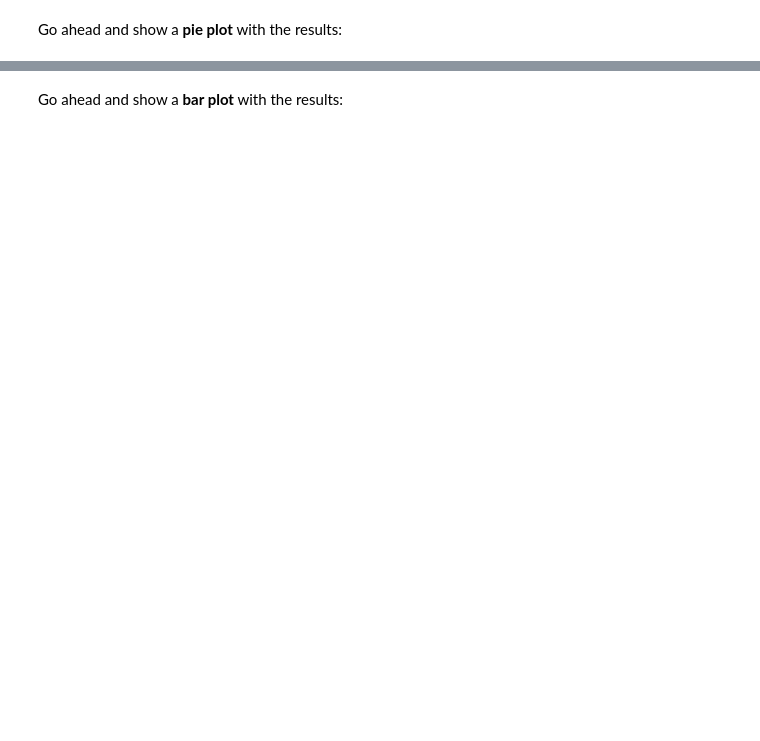
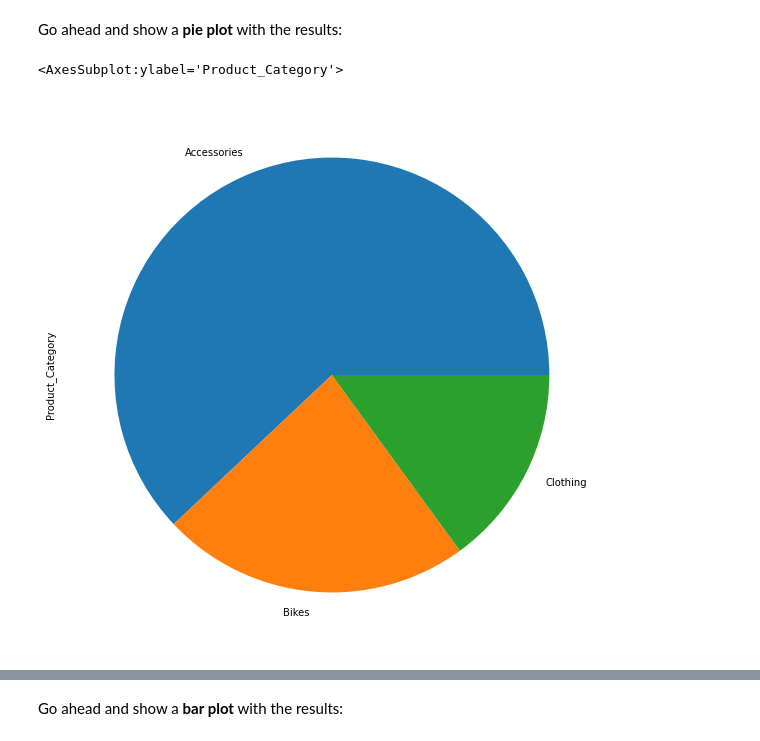
Before and after one commit to jeevasaeyan/FreeCodeCamp-Pandas-Real-Life-Example, a Jupyter notebook: Exercises_1.ipynb, the cells around one changed output, grey strips where cells are left out. Cells and saved outputs as stored; diff of their text form; code cells hidden in the pictures; blank space fills up the shorter version.

```diff
--- a/Exercises_1.ipynb
+++ b/Exercises_1.ipynb
@@ -337,3 +368,7 @@ sales['Product_Category'].value_counts()
 Go ahead and show a <b>pie plot</b> with the results:
 # %%
 # your code goes here
+sales['Product_Category'].value_counts().plot.pie(figsize=(10,10))
+# %% [output]
+<AxesSubplot:ylabel='Product_Category'>
+[figure, added]
```
Also changed, not shown: parts of 39 cells of this notebook.
